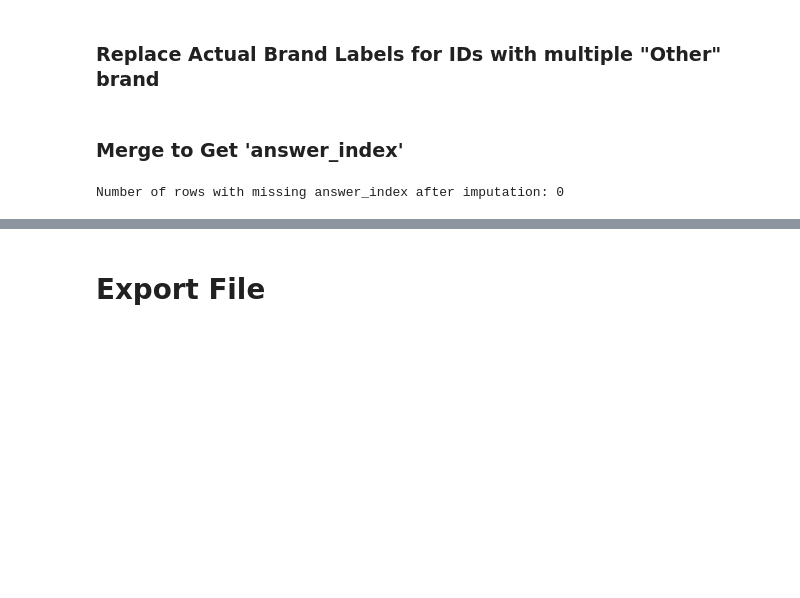
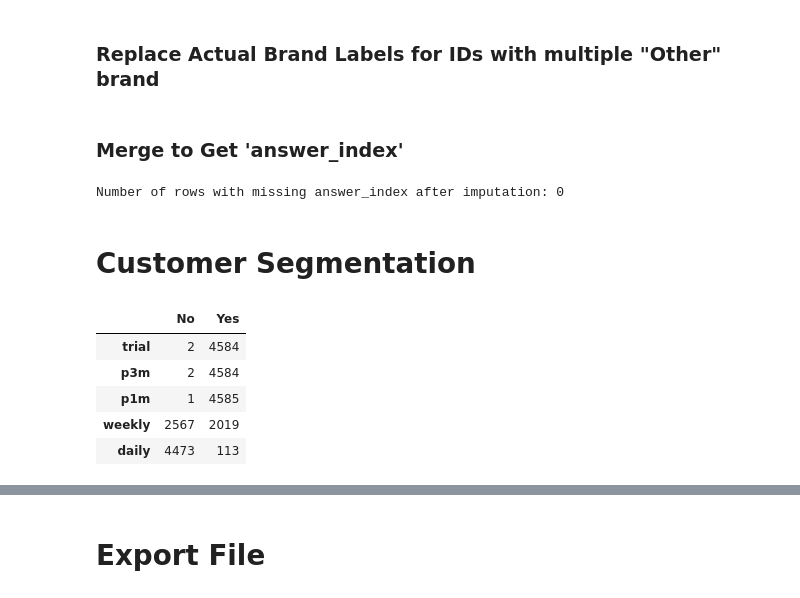
Before and after one commit to Truong2003-tqd/Highlands-Customer-Analysis, a Jupyter notebook: Preprocessing Notebook/preprocessing.ipynb, the cells around one changed output, grey strips where cells are left out. Cells and saved outputs as stored; diff of their text form; code cells hidden in the pictures; blank space fills up the shorter version.

```diff
--- a/Preprocessing Notebook/preprocessing.ipynb
+++ b/Preprocessing Notebook/preprocessing.ipynb
@@ -2144,3 +2144,5 @@ Number of rows with missing answer_index after imputation: 0
 # %%
 # Overwrite brand_image_df with merged_df
 brand_image_df = merged_df.drop(columns=['brand_health'])
+# %% [markdown]
+# **Customer Segmentation**
@@ -2146,0 +2160,15 @@ brand_image_df = merged_df.drop(columns=['brand_health'])
+# %%
+# Create R, F, M scores
+# R score is defined by trial, p3m, p1m, weekly, daily columns
+# R score: Recency score (the more recent the visit, the higher the score)
+
+# Count number of "Yes" and "No" in trial, p3m, p1m, weekly, daily columns
+r_cols = ['trial', 'p3m', 'p1m', 'weekly', 'daily']
+segmentation_df[r_cols].apply(lambda x: x.value_counts(), axis=0).transpose()
+# %% [output]
+|  | No | Yes |
+| trial | 2 | 4584 |
+| p3m | 2 | 4584 |
+| p1m | 1 | 4585 |
+| weekly | 2567 | 2019 |
+| daily | 4473 | 113 |
```
Also changed, not shown: parts of 14 cells of this notebook, 4 other files.
